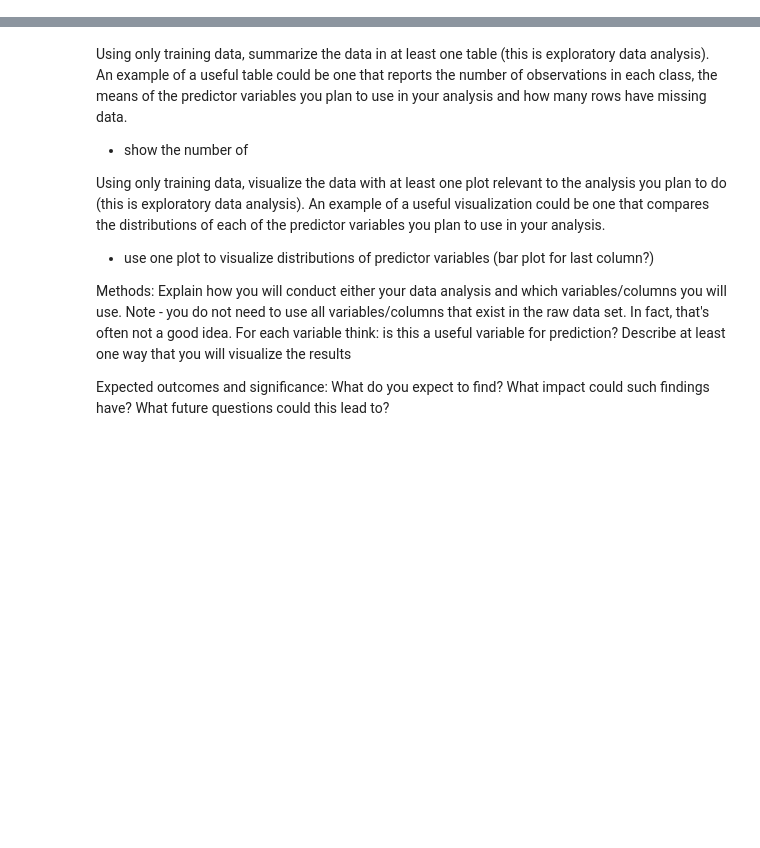
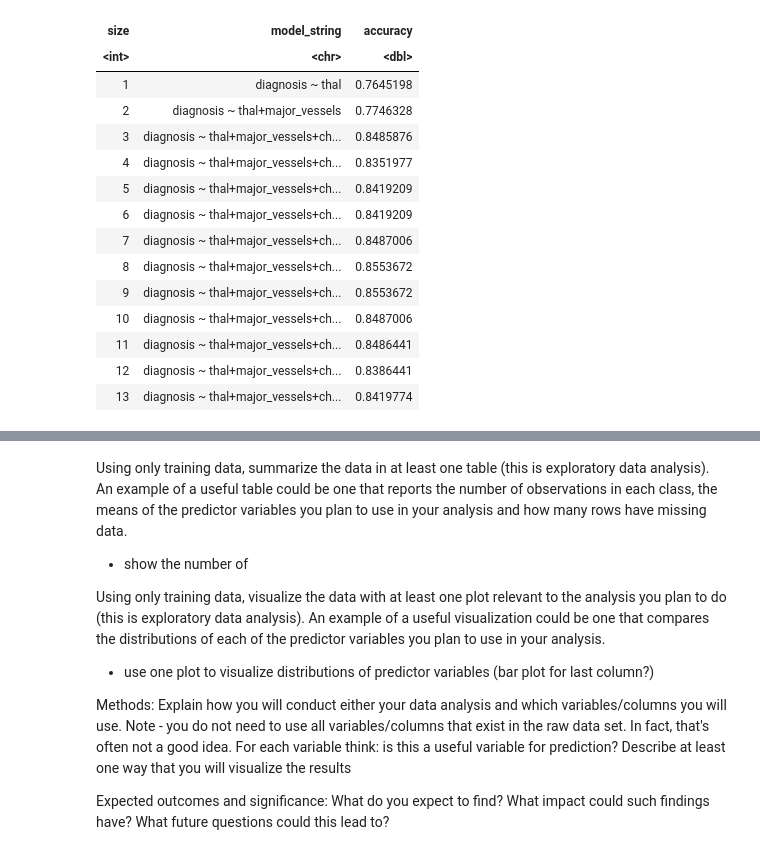
Before and after one commit to meleongg/dsci-100-project, a Jupyter notebook: project.ipynb, the cells around one changed output, grey strips where cells are left out. Saved outputs shown, nothing was run; the diff lists cells and outputs as text; code cells hidden in the pictures; blank space fills up the shorter version.

Commit message:
a lot of content changes
added forward selection, made summaries of predictors, and cleaned dataset

```diff
--- a/project.ipynb
+++ b/project.ipynb
@@ -158,0 +114,65 @@ A tibble: 1 × 1
+# %%
+names <- colnames(heart_disease %>% select(-diagnosis))
+
+# create an empty tibble to store the results
+accuracies <- tibble(size = integer(),
+                     model_string = character(),
+                     accuracy = numeric())
+
+# create a model specification
+knn_spec <- nearest_neighbor(weight_func = "rectangular",
+                             neighbors = tune()) %>%
+     set_engine("kknn") %>%
+     set_mode("classification")
+
+# create a 5-fold cross-validation object
+heart_disease_vfold <- vfold_cv(heart_disease, v = 5, strata = diagnosis)
+
+# store the total number of predictors
+n_total <- length(names)
+
+# stores selected predictors
+selected <- c()
+
+# for every size from 1 to the total number of predictors
+for (i in 1:n_total) {
+    # for every predictor still not added yet
+    accs <- list()
+    models <- list()
+    for (j in 1:length(names)) {
+        # create a model string for this combination of predictors
+        preds_new <- c(selected, names[[j]])
+        model_string <- paste("diagnosis", "~", paste(preds_new, collapse="+"))
+
+        # create a recipe from the model string
+        heart_disease_recipe <- recipe(as.formula(model_string),
+                                data = heart_disease) %>%
+                          step_scale(all_predictors()) %>%
+                          step_center(all_predictors())
+
+        # tune the KNN classifier with these predictors,
+        # and collect the accuracy for the best K
+        acc <- workflow() %>%
+          add_recipe(heart_disease_recipe) %>%
+          add_model(knn_spec) %>%
+          tune_grid(resamples = heart_disease_vfold, grid = 10) %>%
+          collect_metrics() %>%
+          filter(.metric == "accuracy") %>%
+          summarize(mx = max(mean))
+        acc <- acc$mx %>% unlist()
+
+        # add this result to the dataframe
+        accs[[j]] <- acc
+        models[[j]] <- model_string
+    }
+    jstar <- which.max(unlist(accs))
+    accuracies <- accuracies %>%
+      add_row(size = i,
+              model_string = models[[jstar]],
+              accuracy = accs[[jstar]])
+    selected <- c(selected, names[[jstar]])
+    names <- names[-jstar]
+}
+
+accuracies
+# %% [output]
@@ -158,0 +180,15 @@ A tibble: 1 × 1
+| size | model_string | accuracy |
+| <int> | <chr> | <dbl> |
+| 1 | diagnosis ~ thal | 0.7645198 |
+| 2 | diagnosis ~ thal+major_vessels | 0.7746328 |
+| 3 | diagnosis ~ thal+major_vessels+ch... | 0.8485876 |
+| 4 | diagnosis ~ thal+major_vessels+ch... | 0.8351977 |
+| 5 | diagnosis ~ thal+major_vessels+ch... | 0.8419209 |
+| 6 | diagnosis ~ thal+major_vessels+ch... | 0.8419209 |
+| 7 | diagnosis ~ thal+major_vessels+ch... | 0.8487006 |
+| 8 | diagnosis ~ thal+major_vessels+ch... | 0.8553672 |
+| 9 | diagnosis ~ thal+major_vessels+ch... | 0.8553672 |
+| 10 | diagnosis ~ thal+major_vessels+ch... | 0.8487006 |
+| 11 | diagnosis ~ thal+major_vessels+ch... | 0.8486441 |
+| 12 | diagnosis ~ thal+major_vessels+ch... | 0.8386441 |
+| 13 | diagnosis ~ thal+major_vessels+ch... | 0.8419774 |
```
Also changed, not shown: parts of 17 cells of this notebook.
